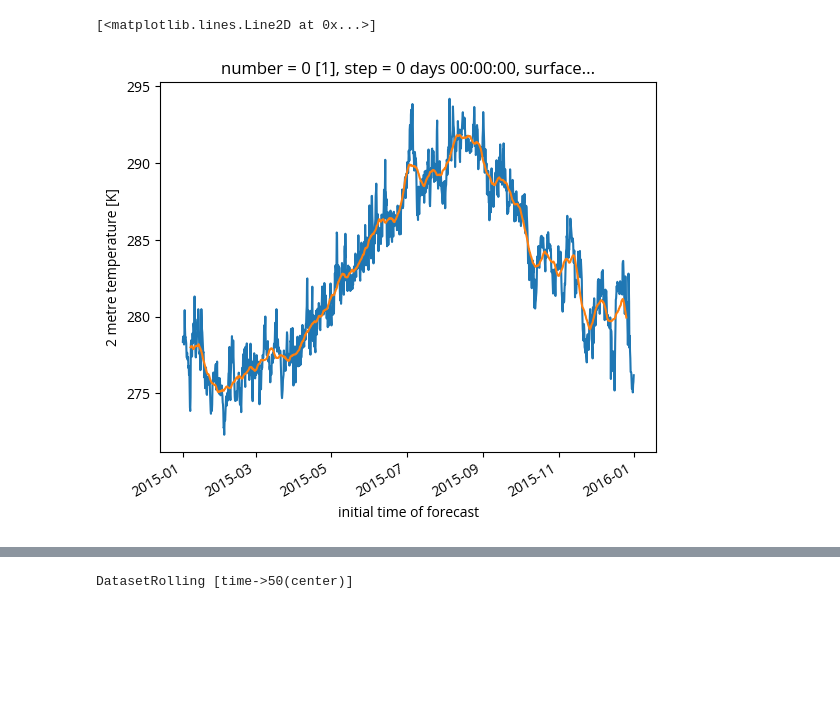
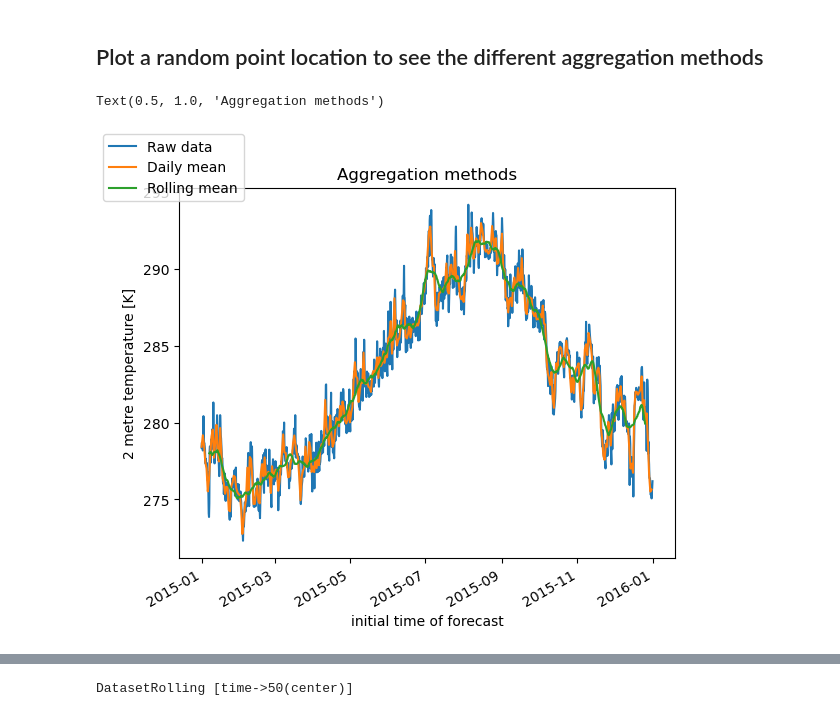
Before and after one commit to ecmwf/earthkit-climate, a Jupyter notebook: notebooks/aggregate.ipynb, the cells around one changed output, grey strips where cells are left out. Drawn from its saved outputs; the diff is of its cells as text; code cells hidden in the pictures; blank space fills up the shorter version.

```diff
--- a/notebooks/aggregate.ipynb
+++ b/notebooks/aggregate.ipynb
@@ -123,0 +26,5 @@ t2m_data.t2m.plot()
+# %%
+# Get some demonstration ERA5 data, this could be any url or path to an ERA5 grib or netCDF file.
+remote_era5_file = earthkit_remote_test_data_file("test-data", "era5_temperature_europe_2015.grib")
+era5_data = ek_data.from_source("url", remote_era5_file)
+era5_data.to_xarray()
@@ -123,0 +51,3 @@ t2m_data.t2m.plot()
+# %%
+era5_daily_mean = ek_climate.aggregate.daily_mean(era5_data)
+era5_daily_mean
@@ -124,6 +77,6 @@ t2m_data.t2m.plot()
 # %%
-t2m_rolling = climate.aggregate.rolling_reduce(
-    t2m_data, time=50, center=True, how_dropna='all'
+era5_rolling = ek_climate.aggregate.rolling_reduce(
+    era5_data, time=50, center=True, how_dropna='all'
 )
-t2m_rolling
+era5_rolling
 # %% [output]
@@ -187,7 +100,14 @@ history :
-# %%
-t2m_data.t2m.plot()
-t2m_rolling.t2m.plot()
-# %% [output]
-[<matplotlib.lines.Line2D at 0x...>]
-[figure, removed]
+# %% [markdown]
+## Plot a random point location to see the different aggregation methods
+# %%
+isel_kwargs = {"latitude":100, "longitude":100}
+era5_data.to_xarray().t2m.isel(**isel_kwargs).plot(label='Raw data')
+era5_daily_mean.t2m.isel(**isel_kwargs).plot(label='Daily mean')
+fig = era5_rolling.t2m.isel(**isel_kwargs).plot(label='Rolling mean')
+figure = fig[0].get_figure()
+figure.legend(loc=2)
+figure.axes[0].set_title("Aggregation methods")
+# %% [output]
+Text(0.5, 1.0, 'Aggregation methods')
+[figure, added]
 # %%
```
Also changed, not shown: parts of 17 cells of this notebook, 2 other files.
